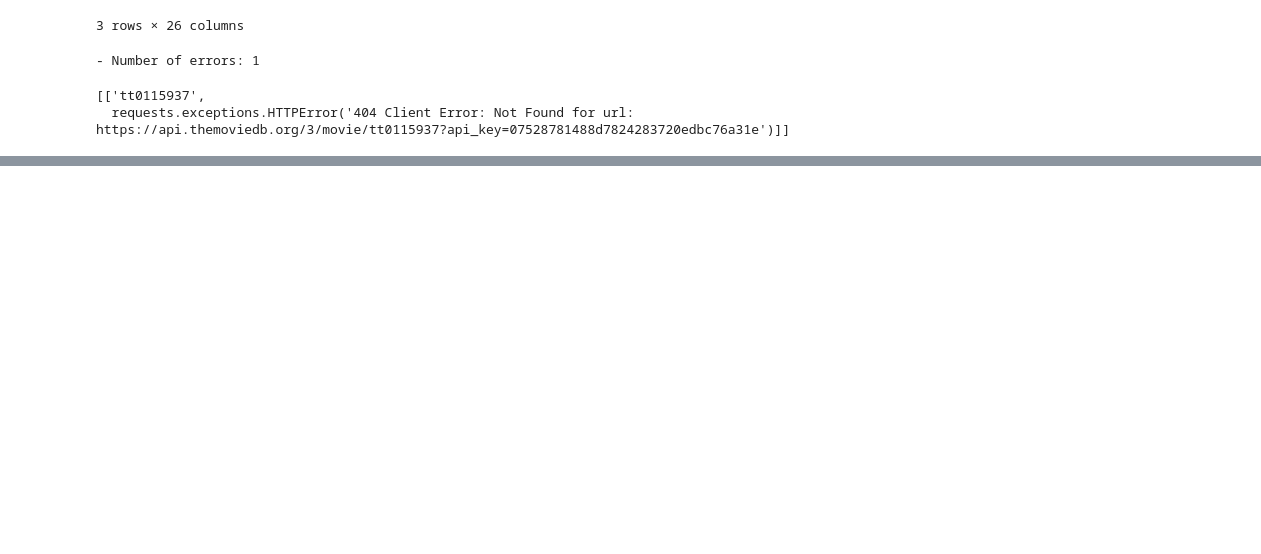
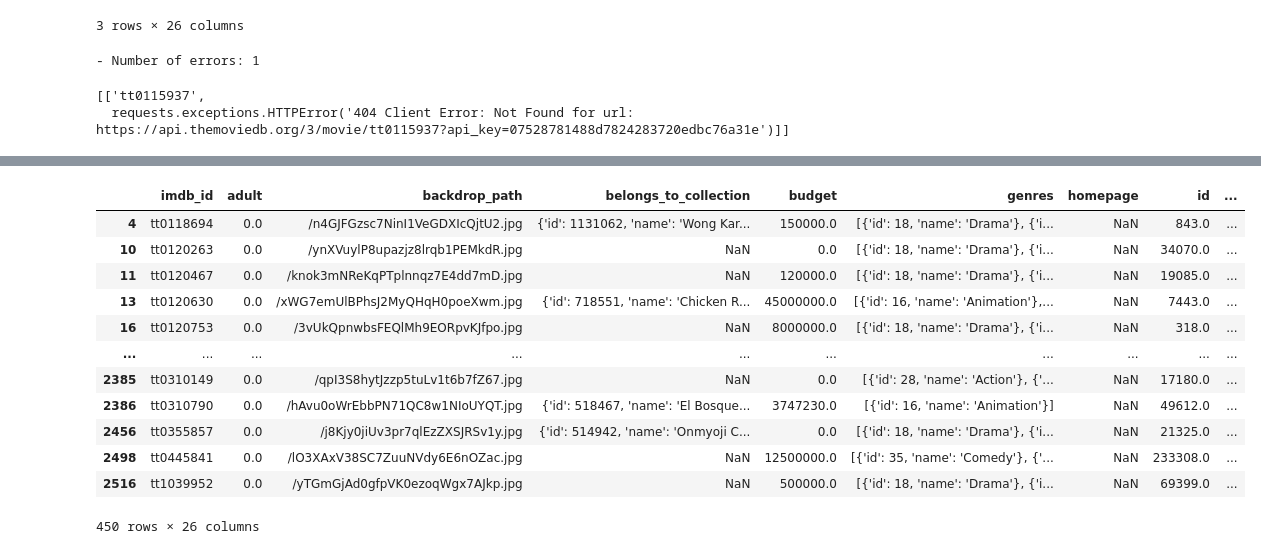
Before and after one commit to CatDawn29/Tippins-Project-3-Version-2, a Jupyter notebook: Tippins Project 3 Part 2 Section B.ipynb, the cells around one changed output, grey strips where cells are left out. Saved outputs shown, nothing was run; the diff lists cells and outputs as text; code cells hidden in the pictures; blank space fills up the shorter version.

```diff
--- a/Tippins Project 3 Part 2 Section B.ipynb
+++ b/Tippins Project 3 Part 2 Section B.ipynb
@@ -162,0 +211,16 @@ errors
+# %%
+df_merged.loc[ df_merged['revenue'] > 0 ]
+# %% [output]
+|  | imdb_id | adult | backdrop_path | belongs_to_collection | budget | genres | homepage | id | ... |
+| 4 | tt0118694 | 0.0 | /n4GJFGzsc7NinI1VeGDXIcQjtU2.jpg | {'id': 1131062, 'name': 'Wong Kar... | 150000.0 | [{'id': 18, 'name': 'Drama'}, {'i... | NaN | 843.0 | ... |
+| 10 | tt0120263 | 0.0 | /ynXVuylP8upazjz8lrqb1PEMkdR.jpg | NaN | 0.0 | [{'id': 18, 'name': 'Drama'}, {'i... | NaN | 34070.0 | ... |
+| 11 | tt0120467 | 0.0 | /knok3mNReKqPTplnnqz7E4dd7mD.jpg | NaN | 120000.0 | [{'id': 18, 'name': 'Drama'}, {'i... | NaN | 19085.0 | ... |
+| 13 | tt0120630 | 0.0 | /xWG7emUlBPhsJ2MyQHqH0poeXwm.jpg | {'id': 718551, 'name': 'Chicken R... | 45000000.0 | [{'id': 16, 'name': 'Animation'},... | NaN | 7443.0 | ... |
+| 16 | tt0120753 | 0.0 | /3vUkQpnwbsFEQlMh9EORpvKJfpo.jpg | NaN | 8000000.0 | [{'id': 18, 'name': 'Drama'}, {'i... | NaN | 318.0 | ... |
+| ... | ... | ... | ... | ... | ... | ... | ... | ... | ... |
+| 2385 | tt0310149 | 0.0 | /qpI3S8hytJzzp5tuLv1t6b7fZ67.jpg | NaN | 0.0 | [{'id': 28, 'name': 'Action'}, {'... | NaN | 17180.0 | ... |
+| 2386 | tt0310790 | 0.0 | /hAvu0oWrEbbPN71QC8w1NIoUYQT.jpg | {'id': 518467, 'name': 'El Bosque... | 3747230.0 | [{'id': 16, 'name': 'Animation'}] | NaN | 49612.0 | ... |
+| 2456 | tt0355857 | 0.0 | /j8Kjy0jiUv3pr7qlEzZXSJRSv1y.jpg | {'id': 514942, 'name': 'Onmyoji C... | 0.0 | [{'id': 18, 'name': 'Drama'}, {'i... | NaN | 21325.0 | ... |
+| 2498 | tt0445841 | 0.0 | /lO3XAxV38SC7ZuuNVdy6E6nOZac.jpg | NaN | 12500000.0 | [{'id': 35, 'name': 'Comedy'}, {'... | NaN | 233308.0 | ... |
+| 2516 | tt1039952 | 0.0 | /yTGmGjAd0gfpVK0ezoqWgx7AJkp.jpg | NaN | 500000.0 | [{'id': 18, 'name': 'Drama'}, {'i... | NaN | 69399.0 | ... |
+450 rows × 26 columns
```
Also changed, not shown: parts of 20 cells of this notebook, 3 other files.
